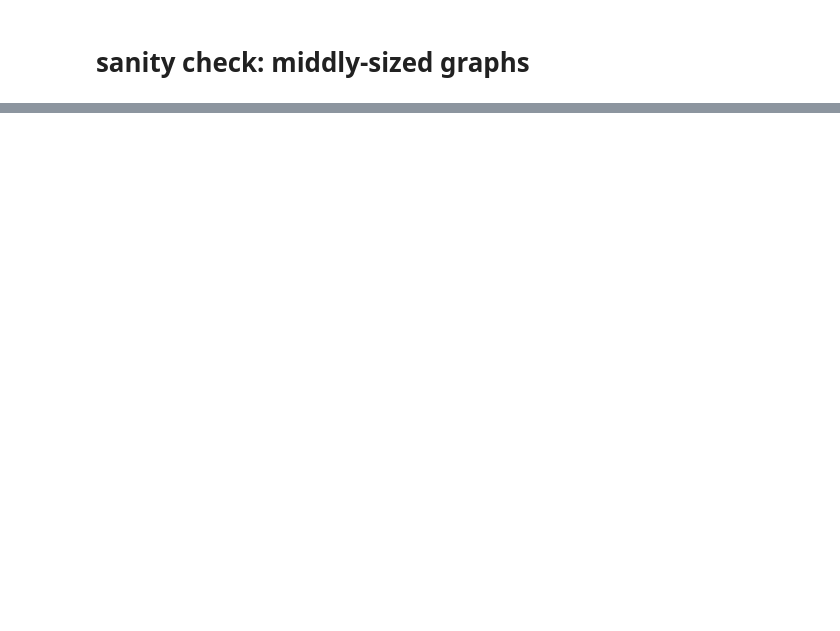
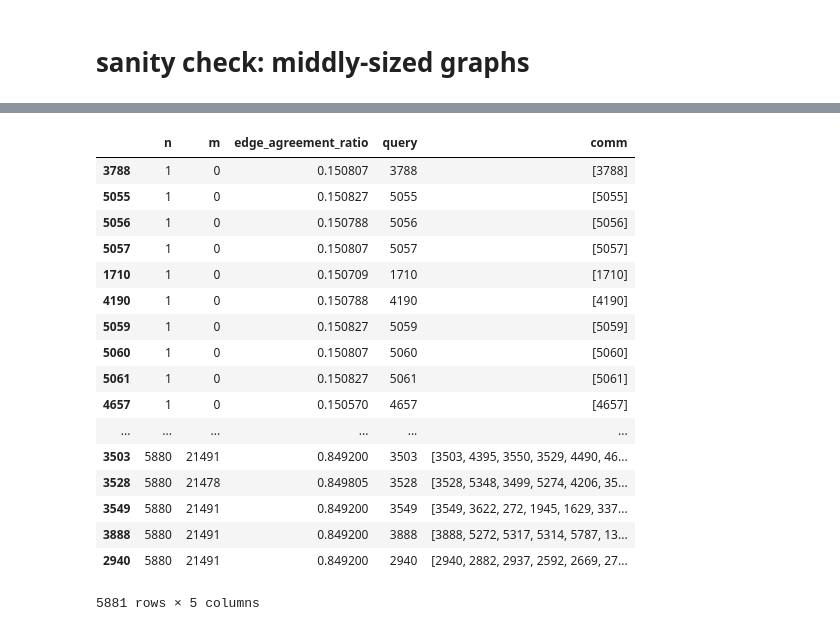
Before and after one commit to xiaohan2012/signed-local-community, a Jupyter notebook: rewiring-self-loops.ipynb, the cells around one changed output, grey strips where cells are left out. Drawn from its saved outputs; the diff is of its cells as text; code cells hidden in the pictures; blank space fills up the shorter version.

```diff
--- a/rewiring-self-loops.ipynb
+++ b/rewiring-self-loops.ipynb
@@ -282,0 +285,16 @@ elif graph_name == 'congress':
+# %%
+def run_experiment_given_query(query):
+    order, sweep_positions, sweep_scores = sweeping_scores_using_ppr(
+            g_new, query, alpha,
+            A=nx.adjacency_matrix(g_new),
+            signed_A=nx.adjacency_matrix(g, weight='sign'),
+            conductance_measure='signed'
+        )
+
+    best_pos = np.argmin(sweep_scores)
+
+    comm = order[:best_pos+1]
+    return query, comm
+# %%
+res = Parallel(n_jobs=-1)(delayed(run_experiment_given_query)(query)
+                          for query in tqdm(g.nodes(), total=g.number_of_nodes()))
@@ -282,0 +311,36 @@ elif graph_name == 'congress':
+# %%
+from eval_helpers import community_summary
+A = nx.adjacency_matrix(g, weight='sign')
+
+def evaluate(query, comm):
+    summ = community_summary(g.subgraph(comm), g, A=A)
+    summ['query'] = query
+    summ['comm'] = comm
+    return summ
+
+eval_res = Parallel(n_jobs=-1)(delayed(evaluate)(query, comm)
+                               for query, comm in tqdm(res))
+# %%
+eval_df = pd.DataFrame.from_records(eval_res)
+# %%
+# eval_df = eval_df[eval_df['n'] > 1500]
+eval_df.sort_values(by='n', ascending=True)
+# %% [output]
+|  | n | m | edge_agreement_ratio | query | comm |
+| 3788 | 1 | 0 | 0.150807 | 3788 | [3788] |
+| 5055 | 1 | 0 | 0.150827 | 5055 | [5055] |
+| 5056 | 1 | 0 | 0.150788 | 5056 | [5056] |
+| 5057 | 1 | 0 | 0.150807 | 5057 | [5057] |
+| 1710 | 1 | 0 | 0.150709 | 1710 | [1710] |
+| 4190 | 1 | 0 | 0.150788 | 4190 | [4190] |
+| 5059 | 1 | 0 | 0.150827 | 5059 | [5059] |
+| 5060 | 1 | 0 | 0.150807 | 5060 | [5060] |
+| 5061 | 1 | 0 | 0.150827 | 5061 | [5061] |
+| 4657 | 1 | 0 | 0.150570 | 4657 | [4657] |
+| ... | ... | ... | ... | ... | ... |
+| 3503 | 5880 | 21491 | 0.849200 | 3503 | [3503, 4395, 3550, 3529, 4490, 46... |
+| 3528 | 5880 | 21478 | 0.849805 | 3528 | [3528, 5348, 3499, 5274, 4206, 35... |
+| 3549 | 5880 | 21491 | 0.849200 | 3549 | [3549, 3622, 272, 1945, 1629, 337... |
+| 3888 | 5880 | 21491 | 0.849200 | 3888 | [3888, 5272, 5317, 5314, 5787, 13... |
+| 2940 | 5880 | 21491 | 0.849200 | 2940 | [2940, 2882, 2937, 2592, 2669, 27... |
+5881 rows × 5 columns
```
Also changed, not shown: parts of 9 cells of this notebook.
